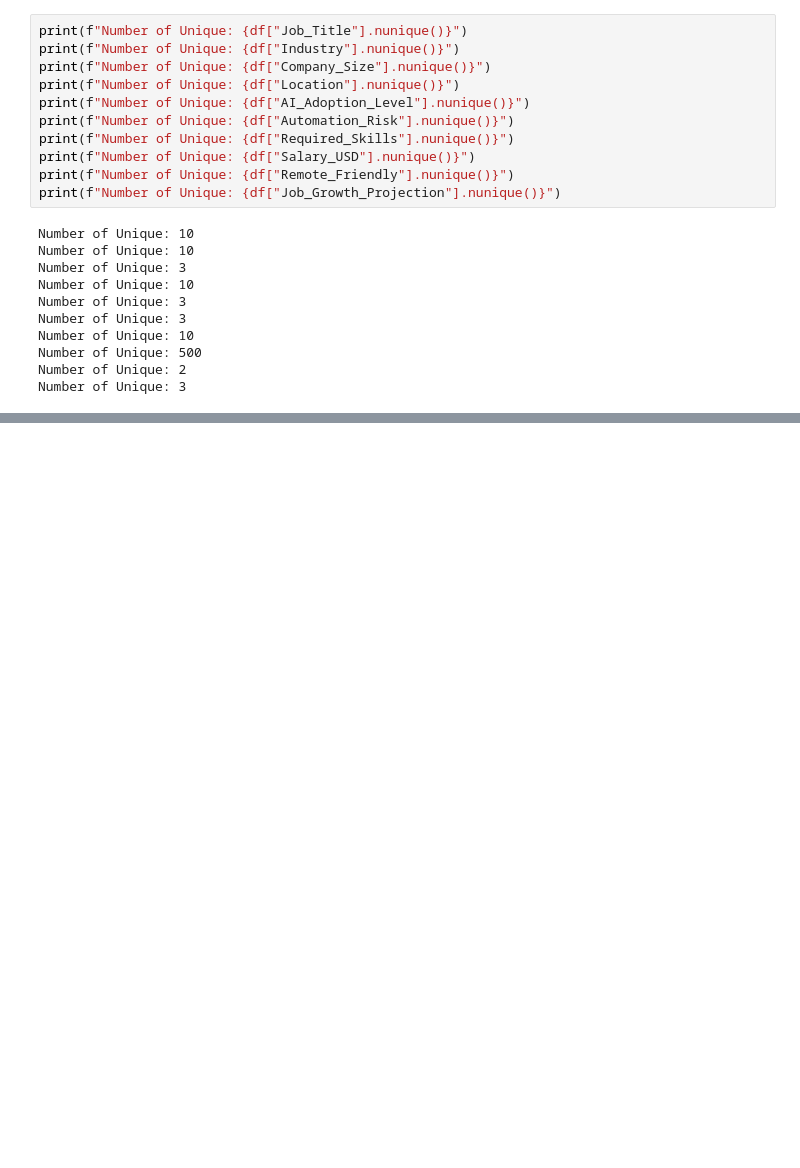
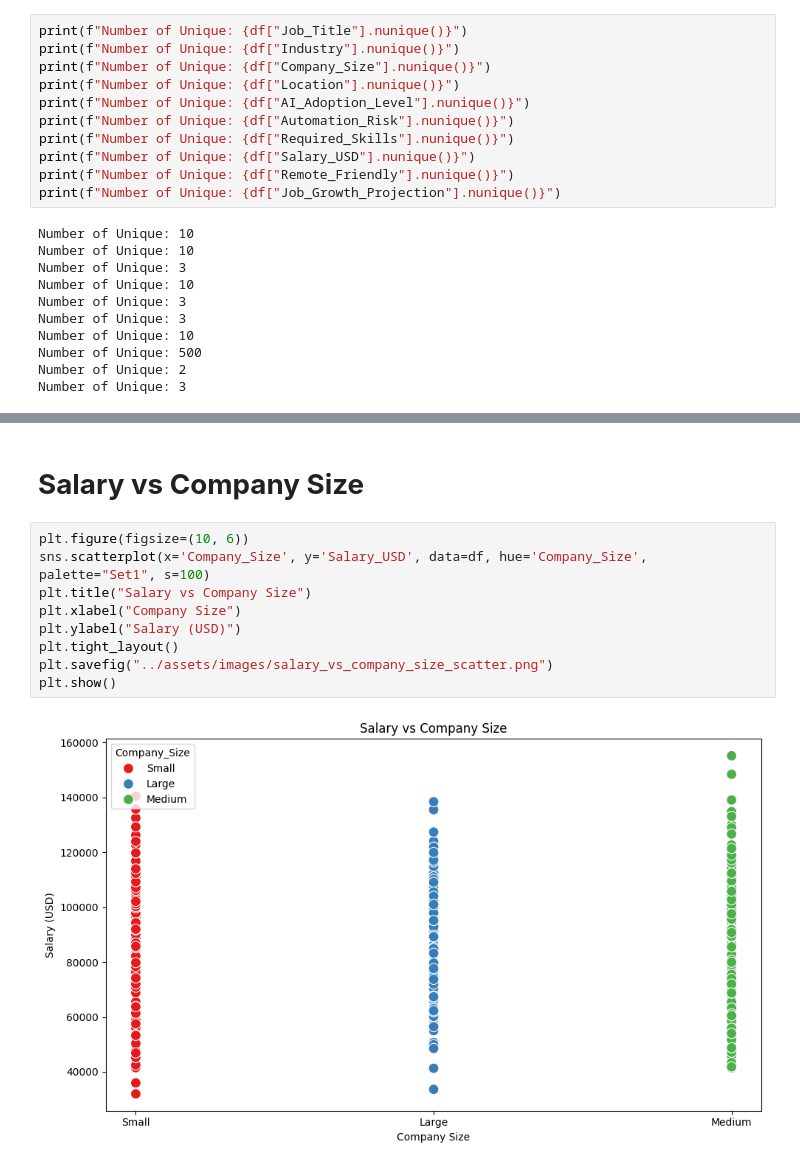
Before and after one commit to BaoPhuc1311/MarketAnalysis, a Jupyter notebook: notebook/main.ipynb, the cells around one changed output, grey strips where cells are left out. Saved outputs shown, nothing was run; the diff lists cells and outputs as text; blank space fills up the shorter version.

```diff
--- a/notebook/main.ipynb
+++ b/notebook/main.ipynb
@@ -72,0 +113,13 @@ Number of Unique: 3
+# %% [markdown]
+# **Salary vs Company Size**
+# %%
+plt.figure(figsize=(10, 6))
+sns.scatterplot(x='Company_Size', y='Salary_USD', data=df, hue='Company_Size', palette="Set1", s=100)
+plt.title("Salary vs Company Size")
+plt.xlabel("Company Size")
+plt.ylabel("Salary (USD)")
+plt.tight_layout()
+plt.savefig("../assets/images/salary_vs_company_size_scatter.png")
+plt.show()
+# %% [output]
+[figure, added]
```
Also changed, not shown: parts of 8 cells of this notebook, 6 other files.
